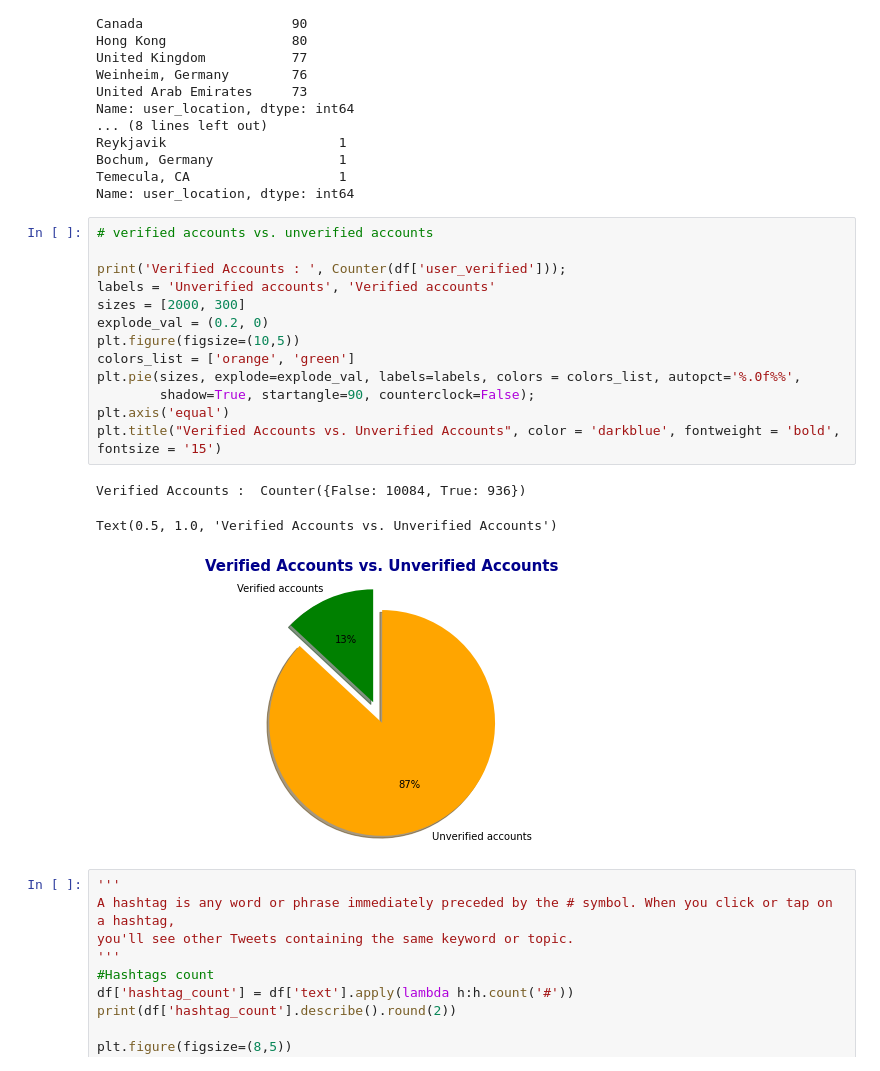
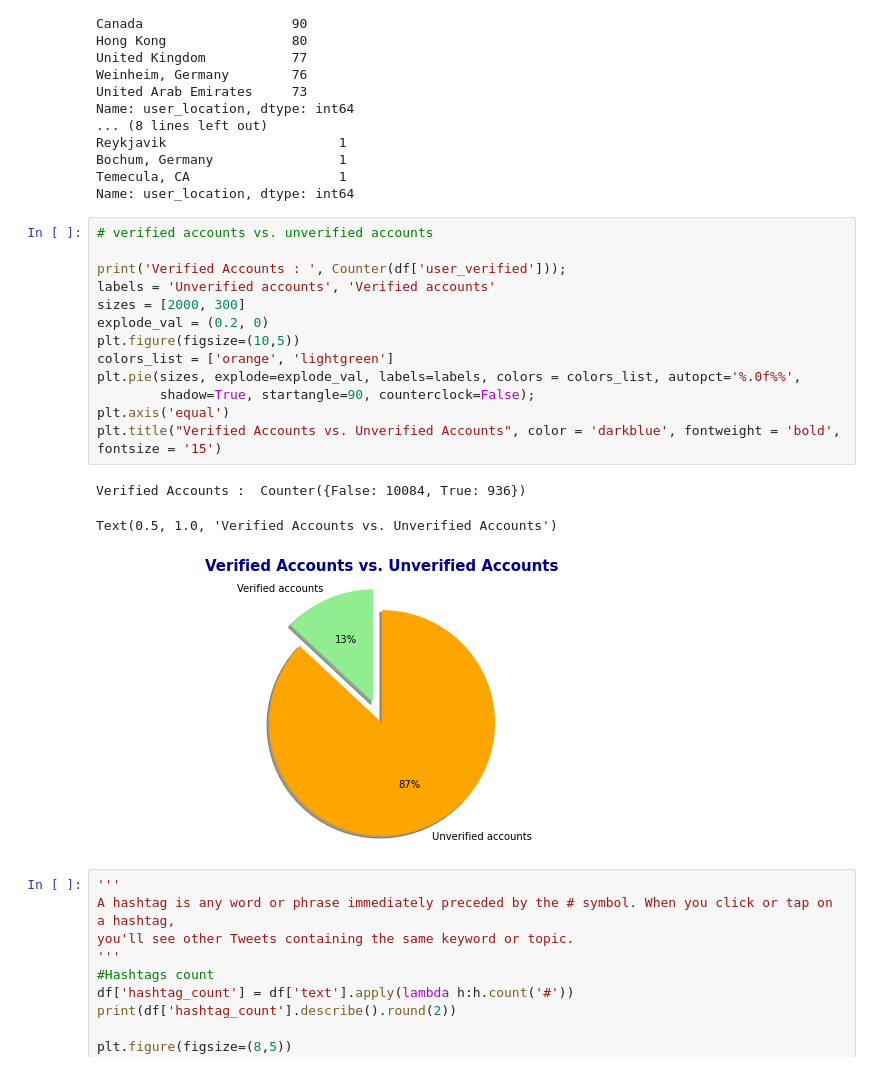
Before and after one commit to MeganWang393/PortfolioProjects, a Jupyter notebook: NLP Project.ipynb, the cells around one changed output. Saved outputs shown, nothing was run; the diff lists cells and outputs as text.

```diff
--- a/NLP Project.ipynb
+++ b/NLP Project.ipynb
@@ -220,20 +219,20 @@ Name: user_location, dtype: int64
 # %%
 # verified accounts vs. unverified accounts
 
 print('Verified Accounts : ', Counter(df['user_verified']));
 labels = 'Unverified accounts', 'Verified accounts'
 sizes = [2000, 300]
 explode_val = (0.2, 0)
 plt.figure(figsize=(10,5))
-colors_list = ['orange', 'green']
+colors_list = ['orange', 'lightgreen']
 plt.pie(sizes, explode=explode_val, labels=labels, colors = colors_list, autopct='%.0f%%',
         shadow=True, startangle=90, counterclock=False);
 plt.axis('equal')
 plt.title("Verified Accounts vs. Unverified Accounts", color = 'darkblue', fontweight = 'bold', fontsize = '15')
 # %% [output]
 Verified Accounts :  Counter({False: 10084, True: 936})
 Text(0.5, 1.0, 'Verified Accounts vs. Unverified Accounts')
-[figure, old version]
+[figure, new version]
 # %%
 '''
 A hashtag is any word or phrase immediately preceded by the # symbol. When you click or tap on a hashtag,
```
Also changed, not shown: parts of 3 cells of this notebook.
